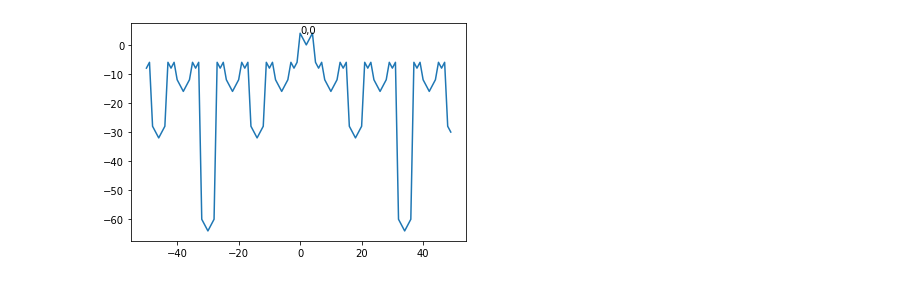
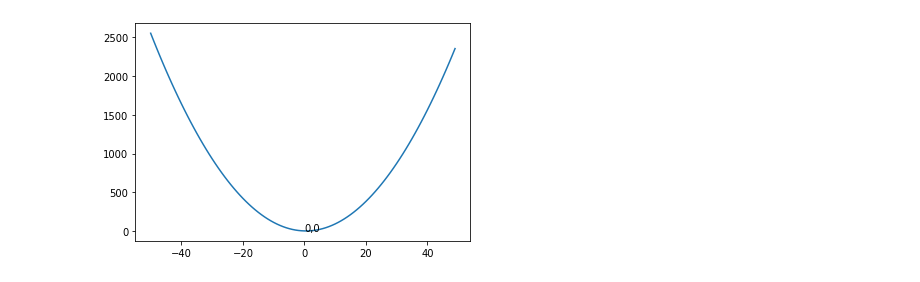
Before and after one commit to carterrxavier/numpy-pandas-visualization-exercises, a Jupyter notebook: matplotlib_exercises.ipynb, the cells around one changed output. Cells and saved outputs as stored; diff of their text form; code cells hidden in the pictures.

```diff
--- a/matplotlib_exercises.ipynb
+++ b/matplotlib_exercises.ipynb
@@ -7,14 +6,14 @@ import pandas as pd
 # %%
 #1
 x = range(-50,50)
-y = [x^2 - x + 2 for x in x]
+y = [x**2 - x + 2 for x in x]
 
 plt.text(0,4,('0,0'))
 plt.plot(x,y)
 
 plt.show()
 # %% [output]
-[figure, old version]
+[figure, new version]
 # %%
 #2
 
```
Also changed, not shown: parts of 5 cells of this notebook, 1 other file.
